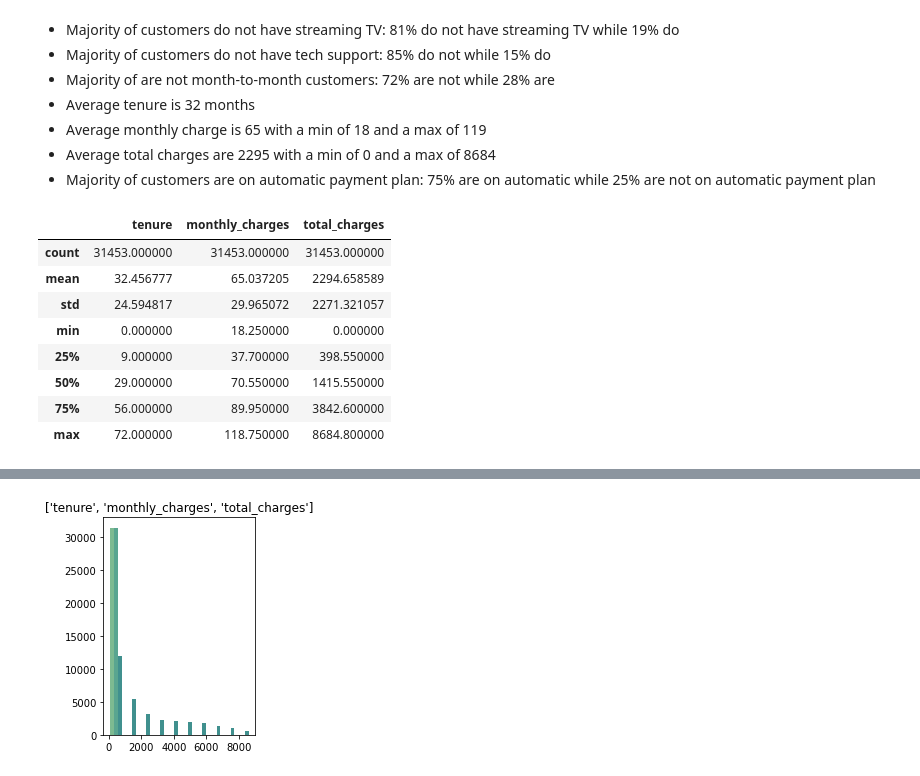
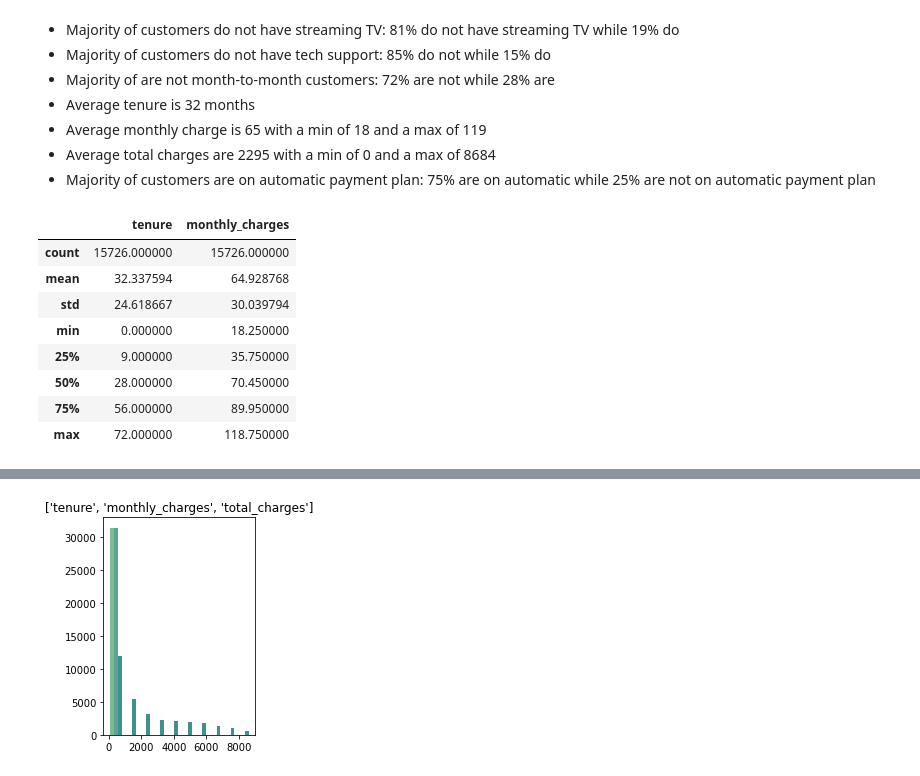
Before and after one commit to veronica-f-reyes/telco_classification_project, a Jupyter notebook: Initial Telco Churn Project Notebook.ipynb, the cells around one changed output, grey strips where cells are left out. Cells and saved outputs as stored; diff of their text form; code cells hidden in the pictures.

```diff
--- a/Initial Telco Churn Project Notebook.ipynb
+++ b/Initial Telco Churn Project Notebook.ipynb
@@ -382 +467,4 @@ Name: monthly_charges, Length: 2452, dtype: float64
+# %%
+# Prepare raw Telco data by removing ID number columns, removing any duplicates, and cleaning up null values
+df_raw = prepare.prep_telco_raw(df)
 # %%
@@ -434,5 +568,5 @@ df.describe()
 # Using the prepare custom library, take in a DataFrame and return train, validate, and test DataFrames;
 # Stratify on churn
 
-train, validate, test = prepare.split_data(df)
+train_raw, validate_raw, test_raw = prepare.split_data(df_raw)
 # %%
@@ -644,17 +955,17 @@ _________________________________________________________________
 # %%
   '''
     takes in a dataframe and a quantitative variable and returns
     descriptive stats table, histogram, and boxplot of the distributions.
     '''
-descriptive_stats = train[quant_vars].describe()
-descriptive_stats
+descriptive_stats_raw = train_raw[quant_vars].describe()
+descriptive_stats_raw
 # %% [output]
-|  | tenure | monthly_charges | total_charges |
-| count | 31453.000000 | 31453.000000 | 31453.000000 |
-| mean | 32.456777 | 65.037205 | 2294.658589 |
-| std | 24.594817 | 29.965072 | 2271.321057 |
-| min | 0.000000 | 18.250000 | 0.000000 |
-| 25% | 9.000000 | 37.700000 | 398.550000 |
-| 50% | 29.000000 | 70.550000 | 1415.550000 |
-| 75% | 56.000000 | 89.950000 | 3842.600000 |
-| max | 72.000000 | 118.750000 | 8684.800000 |
+|  | tenure | monthly_charges |
+| count | 15726.000000 | 15726.000000 |
+| mean | 32.337594 | 64.928768 |
+| std | 24.618667 | 30.039794 |
+| min | 0.000000 | 18.250000 |
+| 25% | 9.000000 | 35.750000 |
+| 50% | 28.000000 | 70.450000 |
+| 75% | 56.000000 | 89.950000 |
+| max | 72.000000 | 118.750000 |
```
Also changed, not shown: parts of 82 cells of this notebook, 1 other file.
